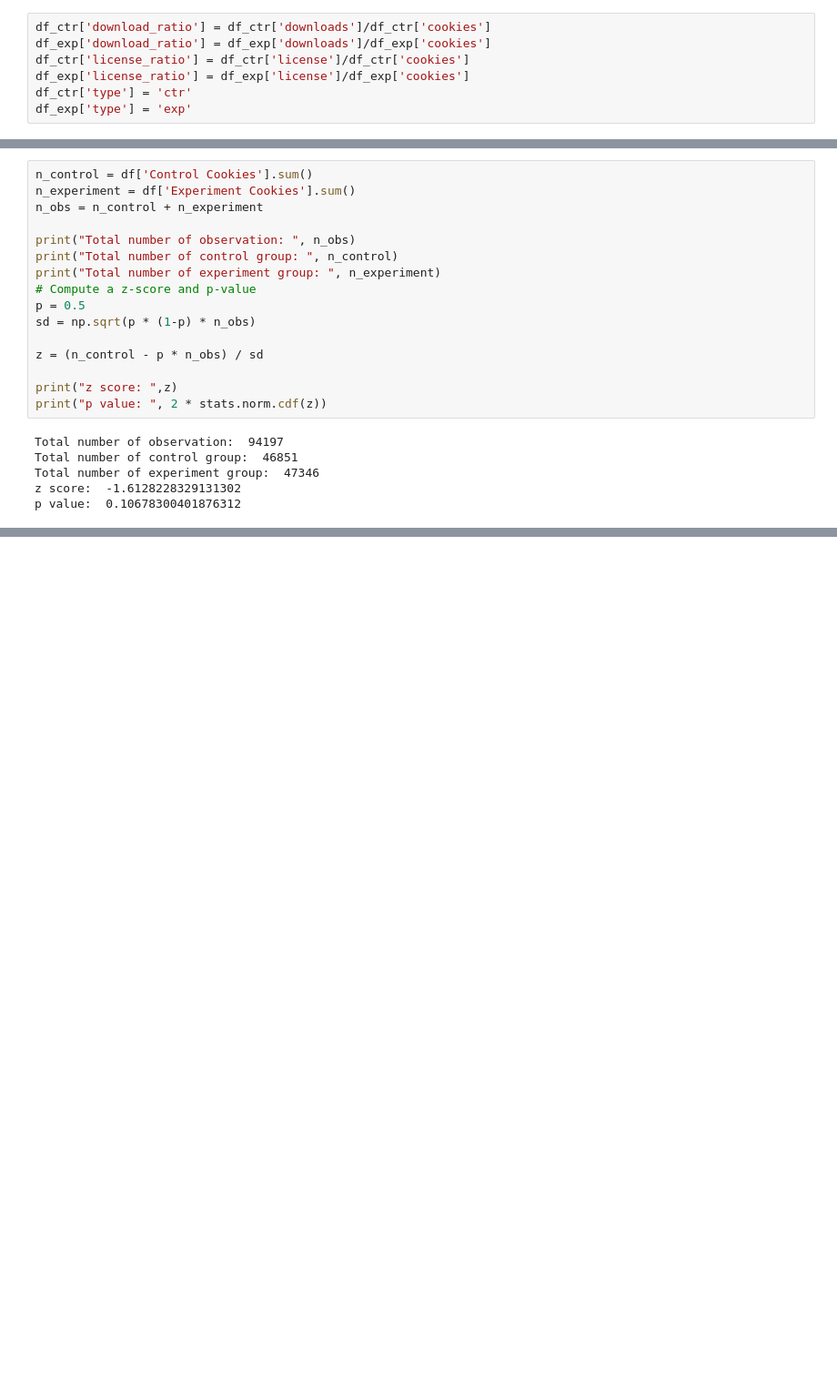
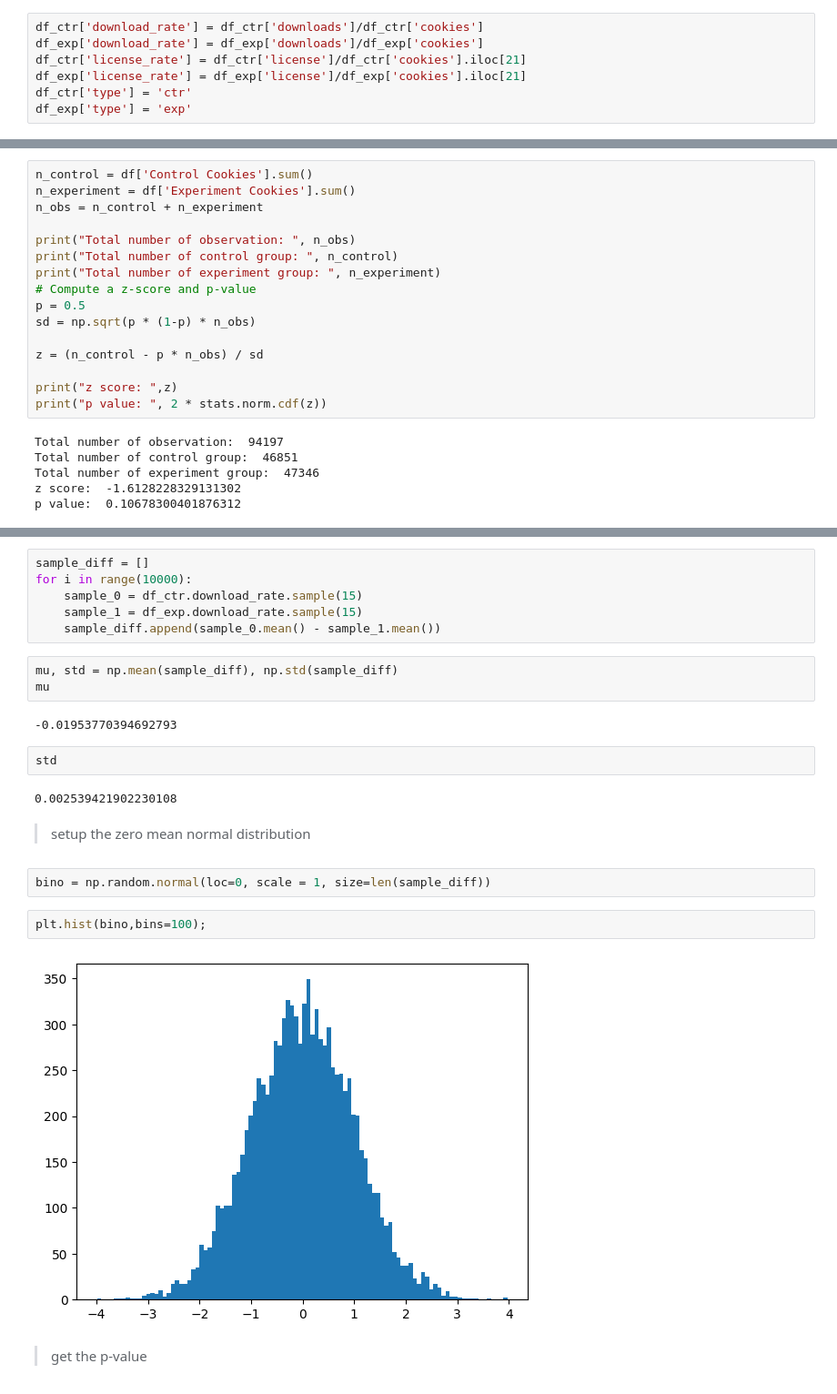
Before and after one commit to GinnCheng/Recommentation-Engines, a Jupyter notebook: ABTesting_drillcase.ipynb, the cells around one changed output, grey strips where cells are left out. Shown: that part at 91% size. Cells and saved outputs as stored; diff of their text form; blank space fills up the shorter version.

```diff
--- a/ABTesting_drillcase.ipynb
+++ b/ABTesting_drillcase.ipynb
@@ -23,8 +37,8 @@ df_exp[['cookies','downloads','license']] = df[['Experiment Cookies','Experiment
 # %%
-df_ctr['download_ratio'] = df_ctr['downloads']/df_ctr['cookies']
-df_exp['download_ratio'] = df_exp['downloads']/df_exp['cookies']
-df_ctr['license_ratio'] = df_ctr['license']/df_ctr['cookies']
-df_exp['license_ratio'] = df_exp['license']/df_exp['cookies']
+df_ctr['download_rate'] = df_ctr['downloads']/df_ctr['cookies']
+df_exp['download_rate'] = df_exp['downloads']/df_exp['cookies']
+df_ctr['license_rate'] = df_ctr['license']/df_ctr['cookies'].iloc[21]
+df_exp['license_rate'] = df_exp['license']/df_exp['cookies'].iloc[21]
 df_ctr['type'] = 'ctr'
 df_exp['type'] = 'exp'
 # %%
@@ -106,0 +90,25 @@ df_al
+# %%
+sample_diff = []
+for i in range(10000):
+    sample_0 = df_ctr.download_rate.sample(15)
+    sample_1 = df_exp.download_rate.sample(15)
+    sample_diff.append(sample_0.mean() - sample_1.mean())
+# %%
+mu, std = np.mean(sample_diff), np.std(sample_diff)
+mu
+# %% [output]
+-0.01953770394692793
+# %%
+std
+# %% [output]
+0.002539421902230108
+# %% [markdown]
+> setup the zero mean normal distribution
+# %%
+bino = np.random.normal(loc=0, scale = 1, size=len(sample_diff))
+# %%
+plt.hist(bino,bins=100);
+# %% [output]
+[figure, added]
+# %% [markdown]
+> get the p-value
```
Also changed, not shown: parts of 28 cells of this notebook.
